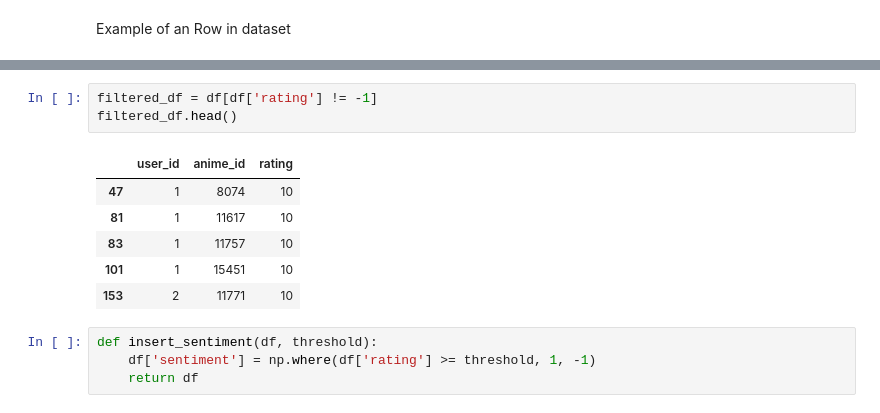
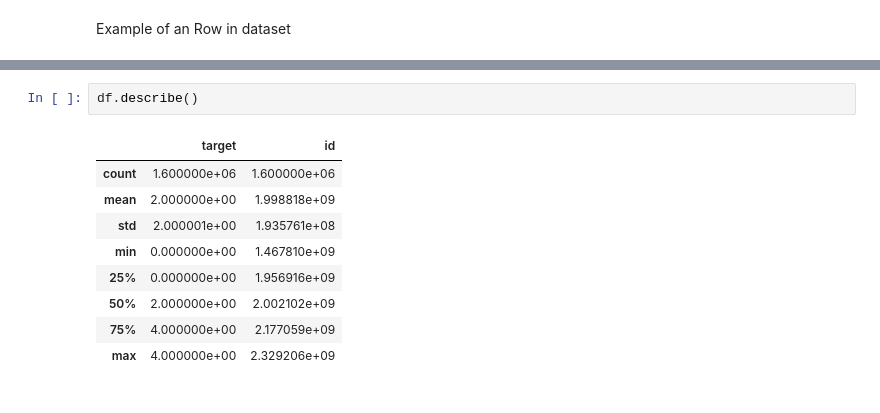
Before and after one commit to vnnamng/NamMLJourney, a Jupyter notebook: Word2Vec/Word2Vec.ipynb, the cells around one changed output, grey strips where cells are left out. Drawn from its saved outputs; the diff is of its cells as text.

```diff
--- a/Word2Vec/Word2Vec.ipynb
+++ b/Word2Vec/Word2Vec.ipynb
@@ -29,14 +38,12 @@ Clean all value that is -1 in rating where the user have not watched
-# %%
-filtered_df = df[df['rating'] != -1]
-filtered_df.head()
-# %% [output]
-|  | user_id | anime_id | rating |
-| 47 | 1 | 8074 | 10 |
-| 81 | 1 | 11617 | 10 |
-| 83 | 1 | 11757 | 10 |
-| 101 | 1 | 15451 | 10 |
-| 153 | 2 | 11771 | 10 |
-# %%
-def insert_sentiment(df, threshold):
-    df['sentiment'] = np.where(df['rating'] >= threshold, 1, -1)
-    return df
+# %%
+df.describe()
+# %% [output]
+|  | target | id |
+| count | 1.600000e+06 | 1.600000e+06 |
+| mean | 2.000000e+00 | 1.998818e+09 |
+| std | 2.000001e+00 | 1.935761e+08 |
+| min | 0.000000e+00 | 1.467810e+09 |
+| 25% | 0.000000e+00 | 1.956916e+09 |
+| 50% | 2.000000e+00 | 2.002102e+09 |
+| 75% | 4.000000e+00 | 2.177059e+09 |
+| max | 4.000000e+00 | 2.329206e+09 |
```
Also changed, not shown: parts of 36 cells of this notebook, 1 other file.
